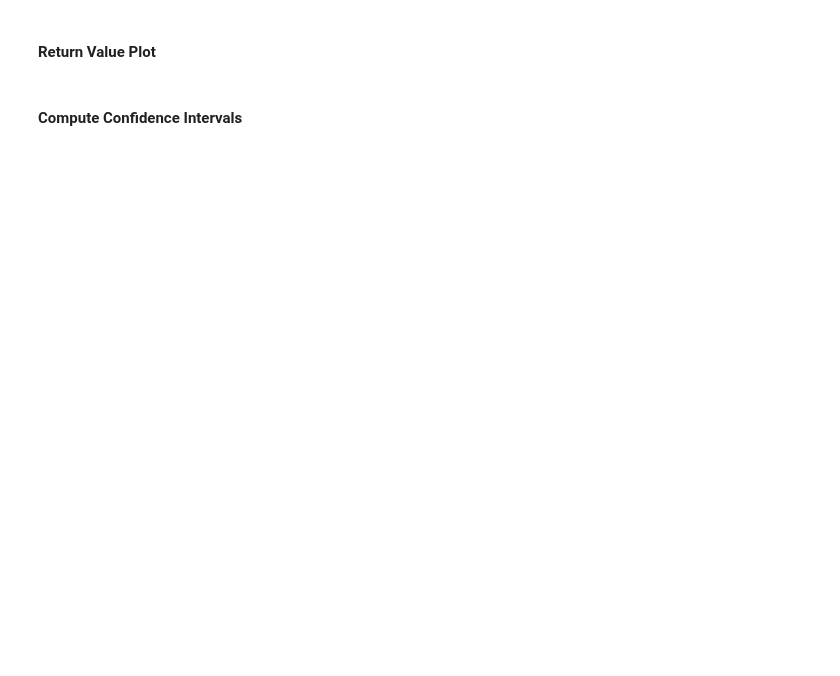
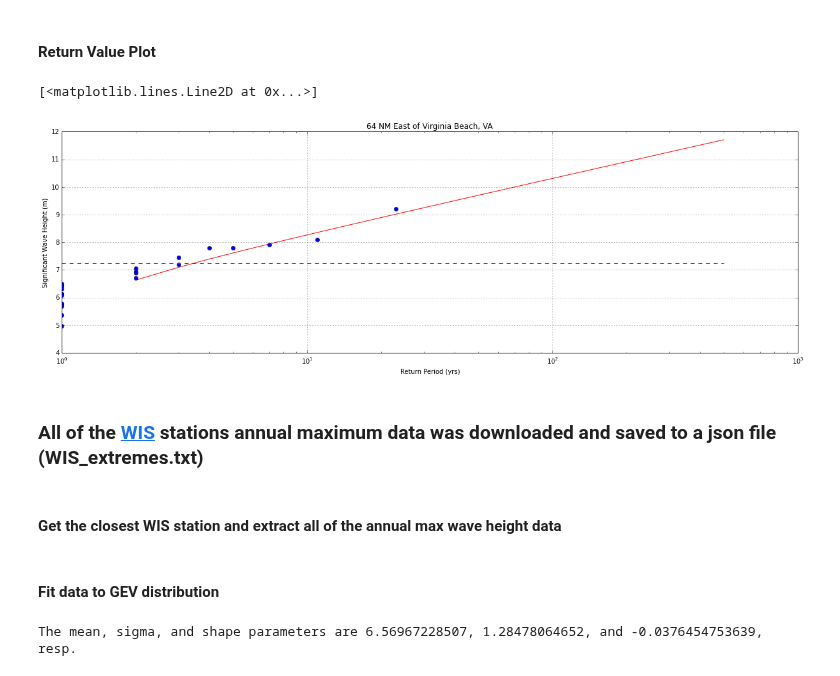
Before and after one commit to ioos/system-test, a Jupyter notebook: Theme_2_Extreme_Events/Scenario_2A_Coastal_Inundation/Scenario_2A_Extremes_Waves/Scenario_2A_Waves.ipynb, the cells around one changed output. Drawn from its saved outputs; the diff is of its cells as text; code cells hidden in the pictures; blank space fills up the shorter version.

```diff
--- a/Theme_2_Extreme_Events/Scenario_2A_Coastal_Inundation/Scenario_2A_Extremes_Waves/Scenario_2A_Waves.ipynb
+++ b/Theme_2_Extreme_Events/Scenario_2A_Coastal_Inundation/Scenario_2A_Extremes_Waves/Scenario_2A_Waves.ipynb
@@ -533,16 +440,21 @@ axes.hist(annual_max_levels, bins=arange(min_x, max_x, abs((max_x-min_x)/10)), n
 # %%
 fig = plt.figure(figsize=(20,6))
 axes = fig.add_axes([0.1, 0.1, 0.8, 0.8])
 T=np.r_[1:500]
 sT = genextreme.isf(1./T, 0, mu, sigma)
 axes.semilogx(T, sT, 'r'), hold
-N=np.r_[1:len(annual_max_levels)+1];
+N=np.r_[1:len(annual_max)+1];
 Nmax=max(N);
-axes.plot(Nmax/N, sorted(annual_max_levels)[::-1], 'bo')
-title = s["long_name"][0]
+axes.plot(Nmax/N, sorted(annual_max)[::-1], 'bo')
+title = station_longName
 axes.set_title(title)
 axes.set_xlabel('Return Period (yrs)')
-axes.set_ylabel('Return Value')
+axes.set_ylabel('Significant Wave Height (m)')
 axes.grid(True)
+
+# Now plot the max height from the event onto this plot
+event = np.ones(len(T))*model_max
+axes.plot(T, event, 'g--')
+# %% [output]
+[<matplotlib.lines.Line2D at 0x...>]
+[figure, added]
-# %% [markdown]
-#### Compute Confidence Intervals
@@ -555,0 +461,4 @@ def conf_int_scipy(x, ci=0.95):
+# %% [markdown]
+### All of the [WIS](http://wis.usace.army.mil/) stations annual maximum data was downloaded and saved to a json file (WIS_extremes.txt)
+# %% [markdown]
+#### Get the closest WIS station and extract all of the annual max wave height data
@@ -555,0 +492,10 @@ def conf_int_scipy(x, ci=0.95):
+# %% [markdown]
+#### Fit data to GEV distribution
+# %%
+mle = genextreme.fit(sorted(wis_maximums), 0)
+mu = mle[1]
+sigma = mle[2]
+xi = mle[0]
+print "The mean, sigma, and shape parameters are %s, %s, and %s, resp." % (mu, sigma, xi)
+# %% [output]
+The mean, sigma, and shape parameters are 6.56967228507, 1.28478064652, and -0.0376454753639, resp.
```
Also changed, not shown: parts of 78 cells of this notebook, 6 other files.
